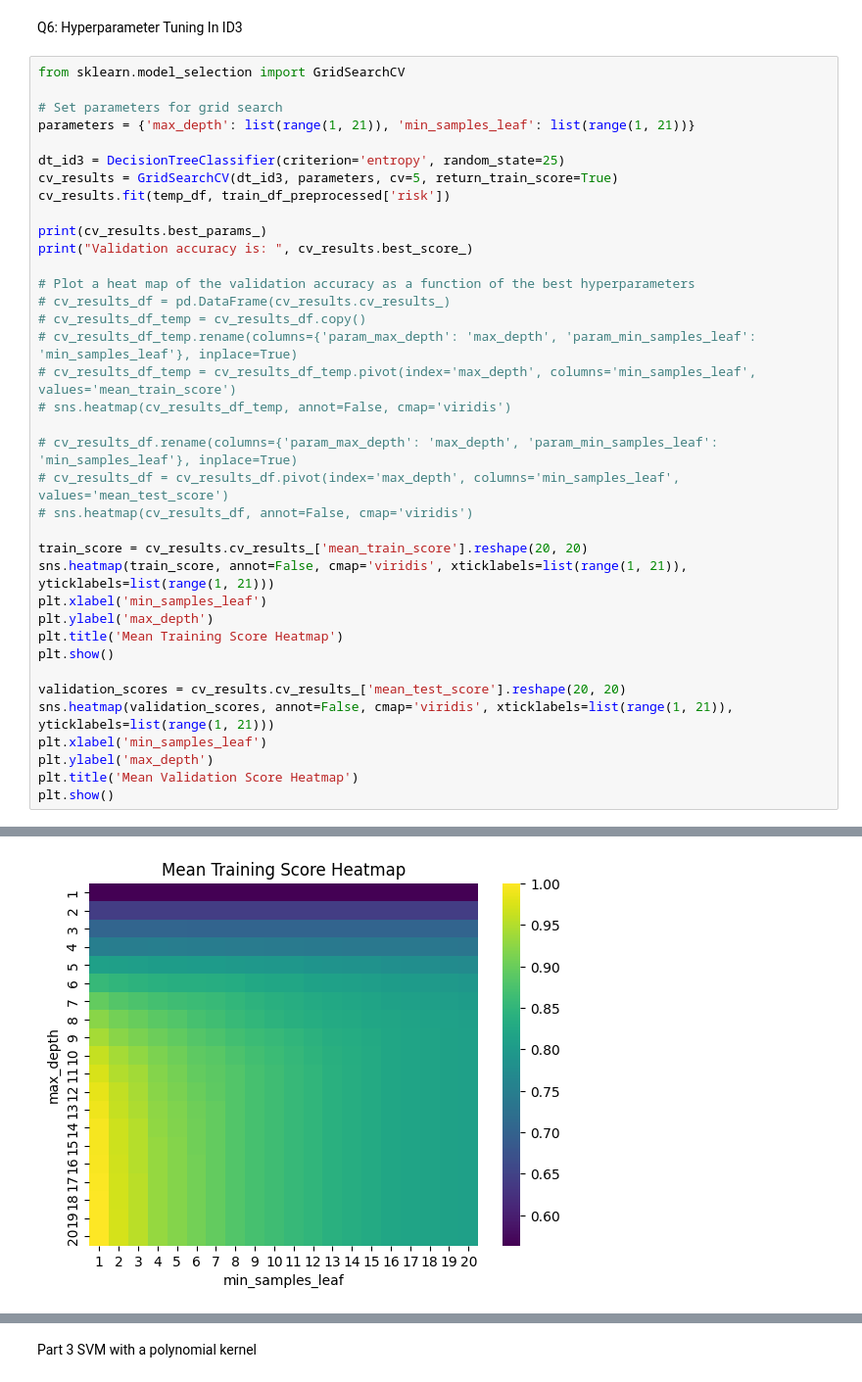
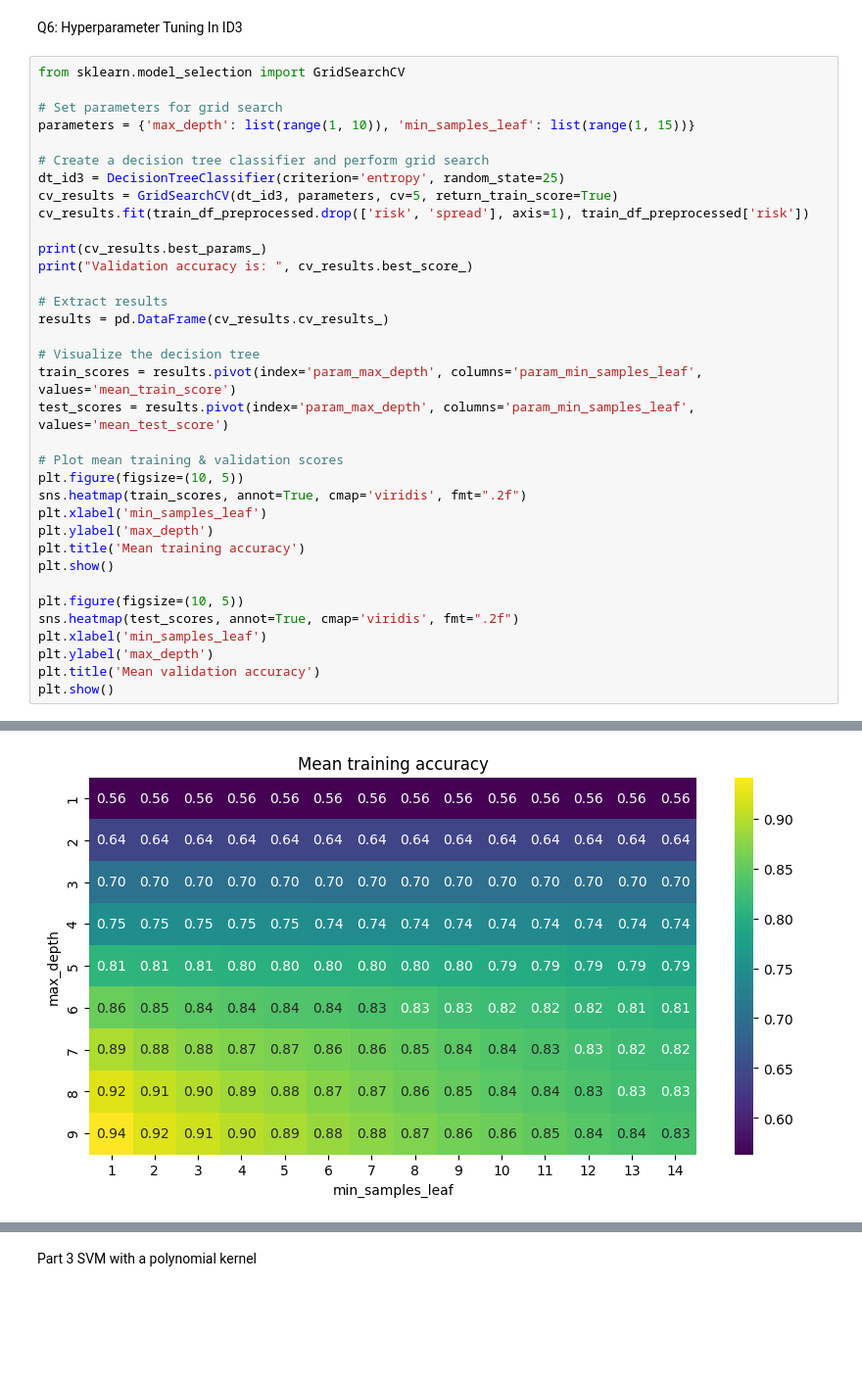
Before and after one commit to YonatanRozen/IML_MAJOR2, a Jupyter notebook: Major_HW2.ipynb, the cells around one changed output, grey strips where cells are left out. Shown at 98% size. Saved outputs shown, nothing was run; the diff lists cells and outputs as text; blank space fills up the shorter version.

```diff
--- a/Major_HW2.ipynb
+++ b/Major_HW2.ipynb
@@ -311,41 +311,39 @@ Q6: Hyperparameter Tuning In ID3
 # %%
 from sklearn.model_selection import GridSearchCV
 
 # Set parameters for grid search
-parameters = {'max_depth': list(range(1, 21)), 'min_samples_leaf': list(range(1, 21))}
+parameters = {'max_depth': list(range(1, 10)), 'min_samples_leaf': list(range(1, 15))}
 
+# Create a decision tree classifier and perform grid search
 dt_id3 = DecisionTreeClassifier(criterion='entropy', random_state=25)
 cv_results = GridSearchCV(dt_id3, parameters, cv=5, return_train_score=True)
-cv_results.fit(temp_df, train_df_preprocessed['risk'])
+cv_results.fit(train_df_preprocessed.drop(['risk', 'spread'], axis=1), train_df_preprocessed['risk'])
 
 print(cv_results.best_params_)
 print("Validation accuracy is: ", cv_results.best_score_)
 
-# Plot a heat map of the validation accuracy as a function of the best hyperparameters
-# cv_results_df = pd.DataFrame(cv_results.cv_results_)
-# cv_results_df_temp = cv_results_df.copy()
-# cv_results_df_temp.rename(columns={'param_max_depth': 'max_depth', 'param_min_samples_leaf': 'min_samples_leaf'}, inplace=True)
-# cv_results_df_temp = cv_results_df_temp.pivot(index='max_depth', columns='min_samples_leaf', values='mean_train_score')
-# sns.heatmap(cv_results_df_temp, annot=False, cmap='viridis')
+# Extract results
+results = pd.DataFrame(cv_results.cv_results_)
 
-# cv_results_df.rename(columns={'param_max_depth': 'max_depth', 'param_min_samples_leaf': 'min_samples_leaf'}, inplace=True)
-# cv_results_df = cv_results_df.pivot(index='max_depth', columns='min_samples_leaf', values='mean_test_score')
-# sns.heatmap(cv_results_df, annot=False, cmap='viridis')
+# Visualize the decision tree
+train_scores = results.pivot(index='param_max_depth', columns='param_min_samples_leaf', values='mean_train_score')
+test_scores = results.pivot(index='param_max_depth', columns='param_min_samples_leaf', values='mean_test_score')
 
-train_score = cv_results.cv_results_['mean_train_score'].reshape(20, 20)
-sns.heatmap(train_score, annot=False, cmap='viridis', xticklabels=list(range(1, 21)), yticklabels=list(range(1, 21)))
+# Plot mean training & validation scores
+plt.figure(figsize=(10, 5))
+sns.heatmap(train_scores, annot=True, cmap='viridis', fmt=".2f")
 plt.xlabel('min_samples_leaf')
 plt.ylabel('max_depth')
-plt.title('Mean Training Score Heatmap')
+plt.title('Mean training accuracy')
 plt.show()
 
-validation_scores = cv_results.cv_results_['mean_test_score'].reshape(20, 20)
-sns.heatmap(validation_scores, annot=False, cmap='viridis', xticklabels=list(range(1, 21)), yticklabels=list(range(1, 21)))
+plt.figure(figsize=(10, 5))
+sns.heatmap(test_scores, annot=True, cmap='viridis', fmt=".2f")
 plt.xlabel('min_samples_leaf')
 plt.ylabel('max_depth')
-plt.title('Mean Validation Score Heatmap')
+plt.title('Mean validation accuracy')
 plt.show()
 # %% [output]
 {'max_depth': 8, 'min_samples_leaf': 13}
 Validation accuracy is:  0.7639999999999999
-[figure, old version]
+[figure, new version]
```
Also changed, not shown: parts of 8 cells of this notebook.
